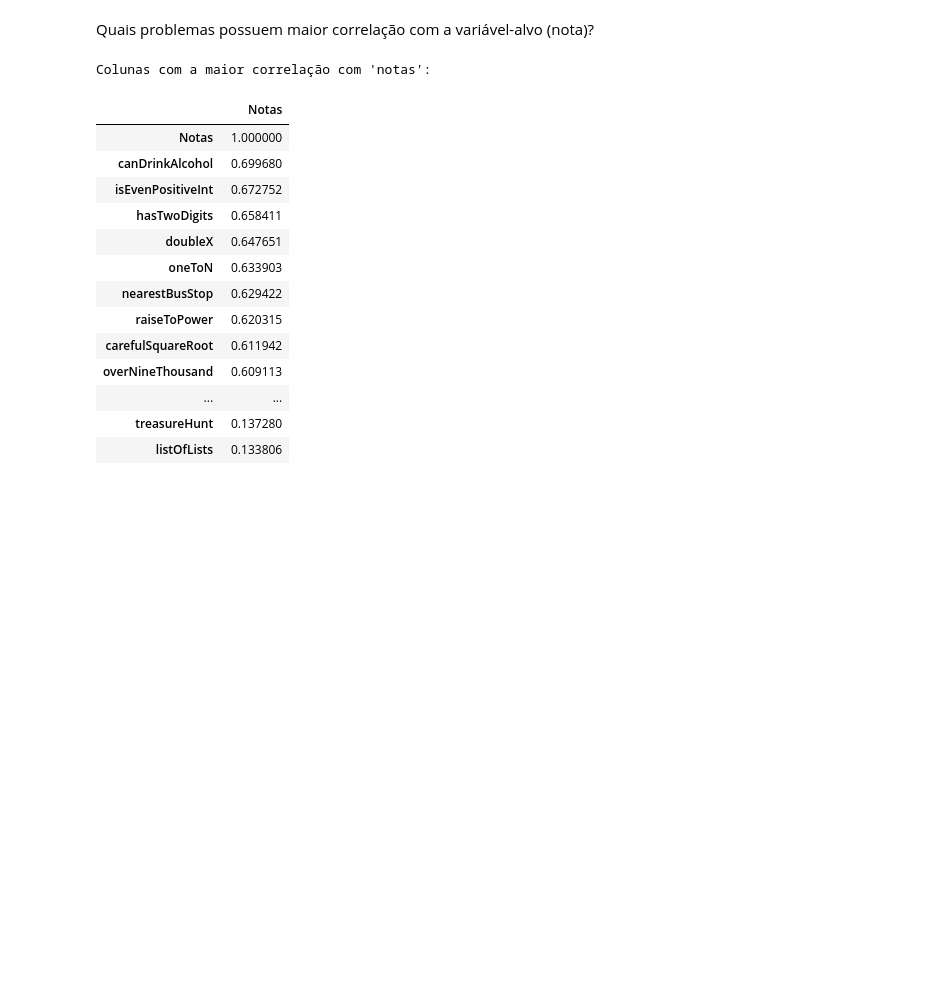
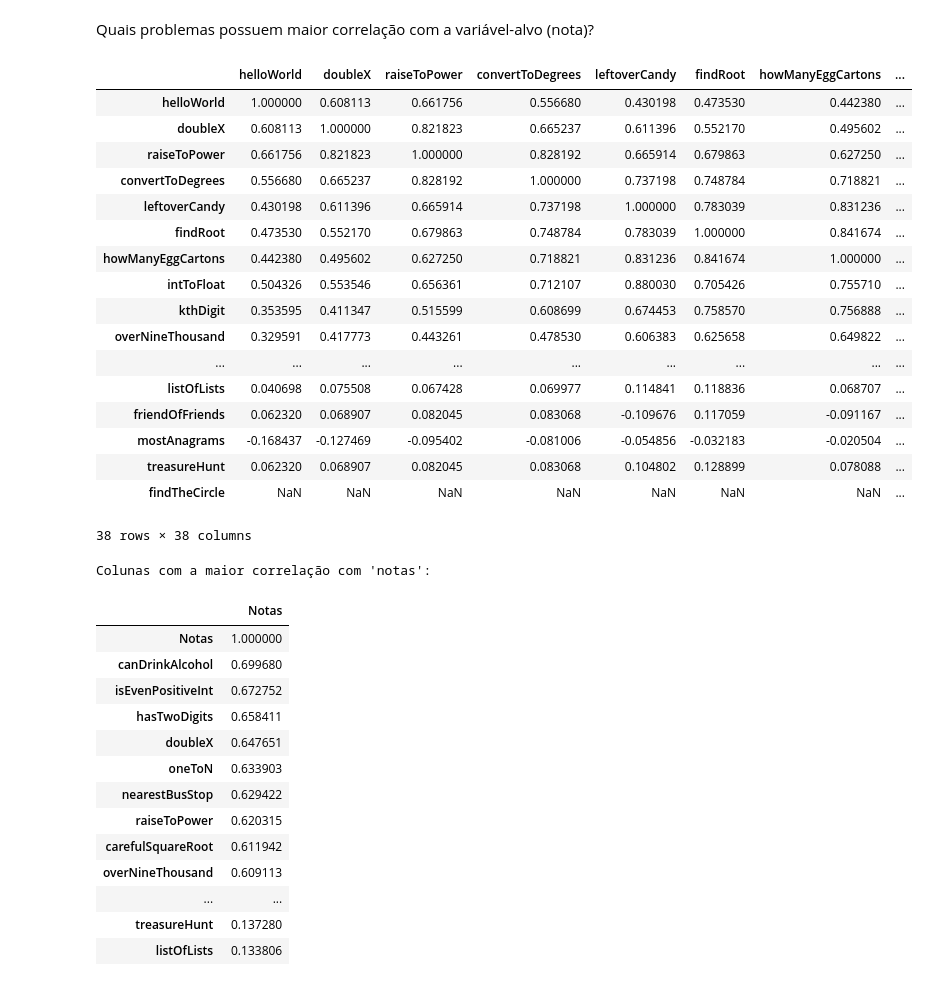
Before and after one commit to MachineTeachingEdu/JAI2025-IA-Educacao, a Jupyter notebook: Análise de Dados/3_Análise_Exploratória.ipynb, the cells around one changed output. Cells and saved outputs as stored; diff of their text form; code cells hidden in the pictures; blank space fills up the shorter version.

```diff
--- a/Análise de Dados/3_Análise_Exploratória.ipynb
+++ b/Análise de Dados/3_Análise_Exploratória.ipynb
@@ -200,4 +180,25 @@ heatmap_nonzero_cols(dados_ordenados, ids)
 # %% [markdown]
 Quais problemas possuem maior correlação com a variável-alvo (nota)?
+# %%
+corr
+# %% [output]
+|  | helloWorld | doubleX | raiseToPower | convertToDegrees | leftoverCandy | findRoot | howManyEggCartons | ... |
+| helloWorld | 1.000000 | 0.608113 | 0.661756 | 0.556680 | 0.430198 | 0.473530 | 0.442380 | ... |
+| doubleX | 0.608113 | 1.000000 | 0.821823 | 0.665237 | 0.611396 | 0.552170 | 0.495602 | ... |
+| raiseToPower | 0.661756 | 0.821823 | 1.000000 | 0.828192 | 0.665914 | 0.679863 | 0.627250 | ... |
+| convertToDegrees | 0.556680 | 0.665237 | 0.828192 | 1.000000 | 0.737198 | 0.748784 | 0.718821 | ... |
+| leftoverCandy | 0.430198 | 0.611396 | 0.665914 | 0.737198 | 1.000000 | 0.783039 | 0.831236 | ... |
+| findRoot | 0.473530 | 0.552170 | 0.679863 | 0.748784 | 0.783039 | 1.000000 | 0.841674 | ... |
+| howManyEggCartons | 0.442380 | 0.495602 | 0.627250 | 0.718821 | 0.831236 | 0.841674 | 1.000000 | ... |
+| intToFloat | 0.504326 | 0.553546 | 0.656361 | 0.712107 | 0.880030 | 0.705426 | 0.755710 | ... |
+| kthDigit | 0.353595 | 0.411347 | 0.515599 | 0.608699 | 0.674453 | 0.758570 | 0.756888 | ... |
+| overNineThousand | 0.329591 | 0.417773 | 0.443261 | 0.478530 | 0.606383 | 0.625658 | 0.649822 | ... |
+| ... | ... | ... | ... | ... | ... | ... | ... | ... |
+| listOfLists | 0.040698 | 0.075508 | 0.067428 | 0.069977 | 0.114841 | 0.118836 | 0.068707 | ... |
+| friendOfFriends | 0.062320 | 0.068907 | 0.082045 | 0.083068 | -0.109676 | 0.117059 | -0.091167 | ... |
+| mostAnagrams | -0.168437 | -0.127469 | -0.095402 | -0.081006 | -0.054856 | -0.032183 | -0.020504 | ... |
+| treasureHunt | 0.062320 | 0.068907 | 0.082045 | 0.083068 | 0.104802 | 0.128899 | 0.078088 | ... |
+| findTheCircle | NaN | NaN | NaN | NaN | NaN | NaN | NaN | ... |
+38 rows × 38 columns
 # %%
 # prompt: find the columns with highest correlation with "notas" column
```
Also changed, not shown: parts of 12 cells of this notebook, 1 other file.
